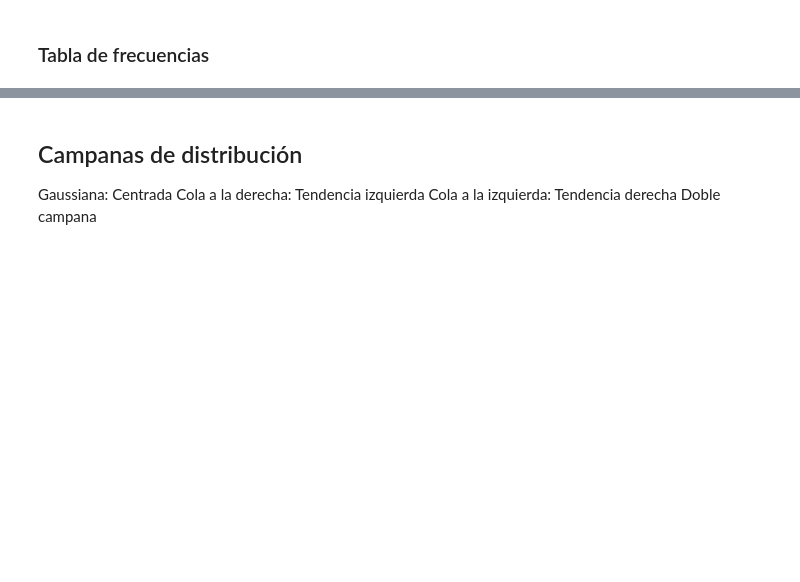
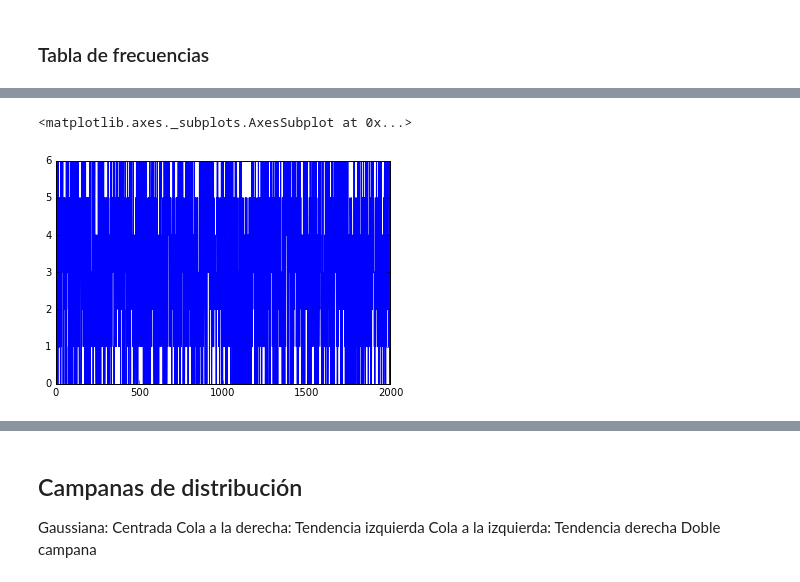
Before and after one commit to UniversidadDeGuanajuato/DataClubNotebooks, a Jupyter notebook: Estadistica.ipynb, the cells around one changed output, grey strips where cells are left out. Drawn from its saved outputs; the diff is of its cells as text; code cells hidden in the pictures; blank space fills up the shorter version.

```diff
--- a/Estadistica.ipynb
+++ b/Estadistica.ipynb
@@ -101,0 +132,5 @@ serie.plot.bar()
+# %%
+serie.plot()
+# %% [output]
+<matplotlib.axes._subplots.AxesSubplot at 0x...>
+[figure, added]
```
Also changed, not shown: parts of 13 cells of this notebook.
